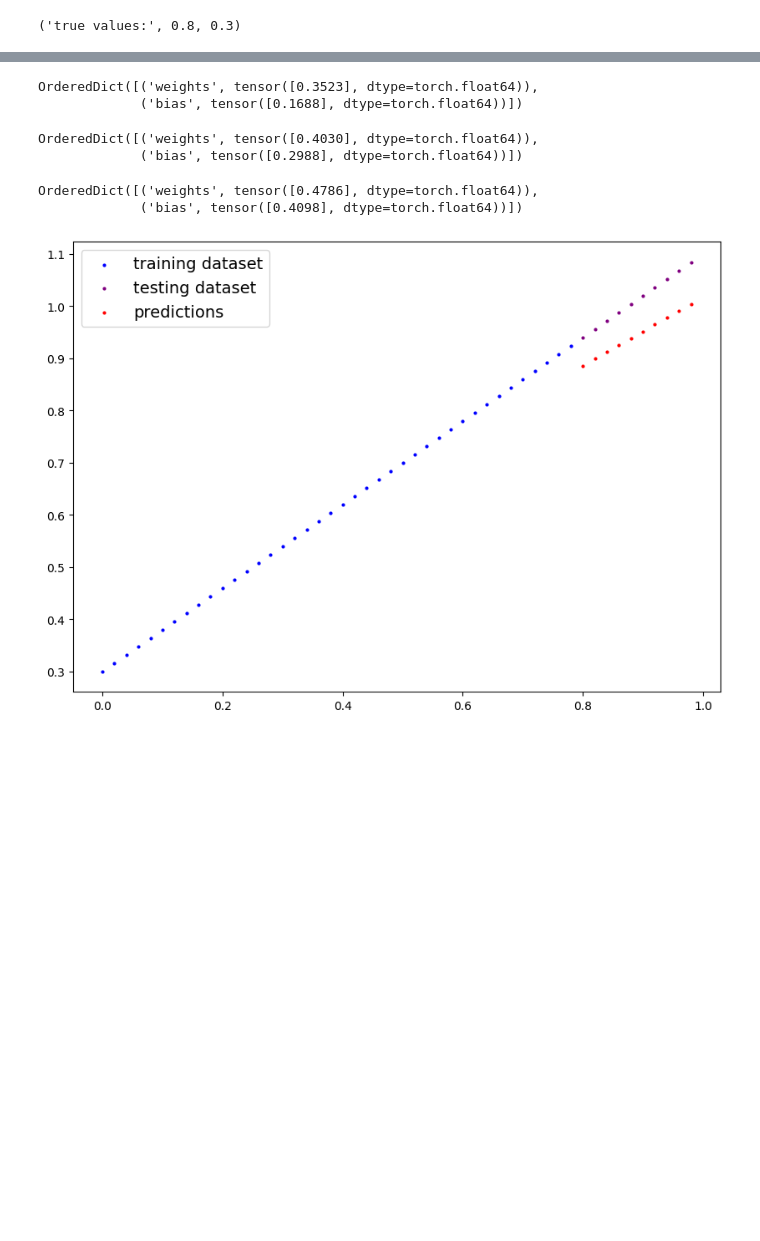
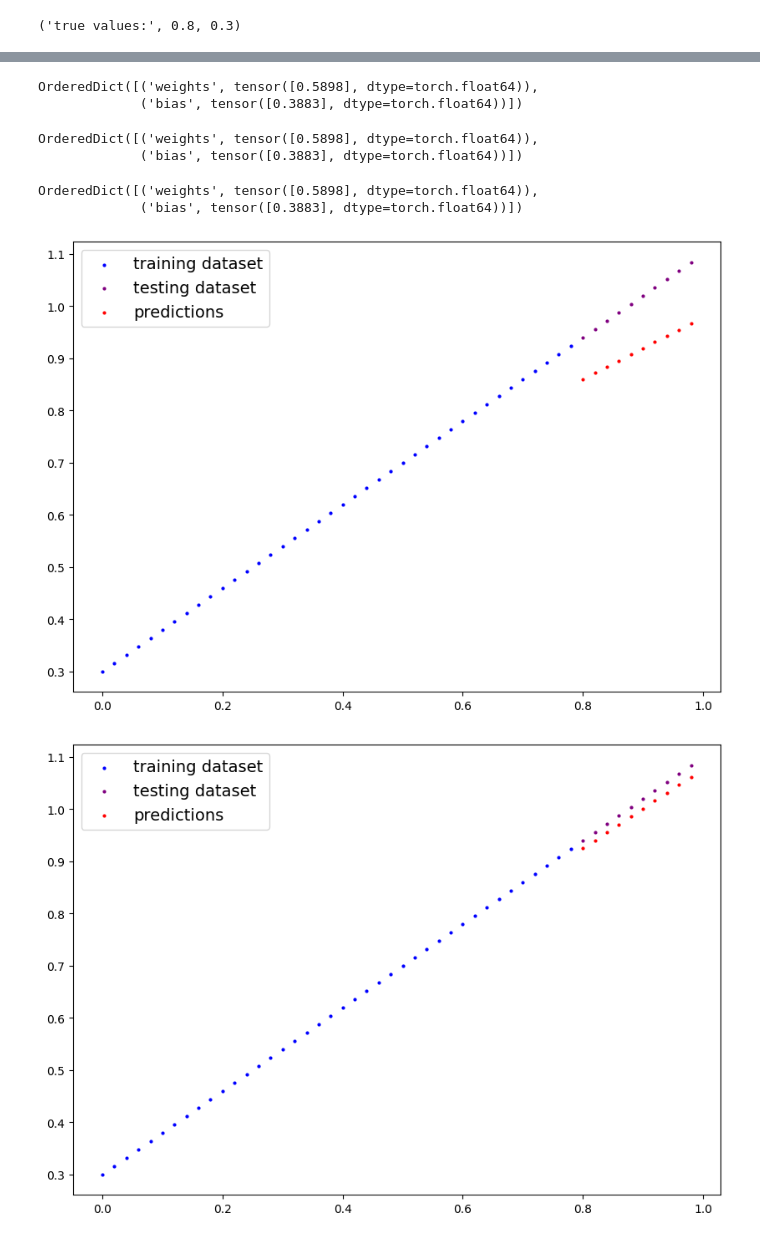
Before and after one commit to uzair011/PyTorch-fndmntl, a Jupyter notebook: 01_pytorch_workflow.ipynb, the cells around one changed output, grey strips where cells are left out. Saved outputs shown, nothing was run; the diff lists cells and outputs as text; code cells hidden in the pictures; blank space fills up the shorter version.

Commit message:
model_0 testing...

```diff
--- a/01_pytorch_workflow.ipynb
+++ b/01_pytorch_workflow.ipynb
@@ -318,7 +318,7 @@ for epoch in range(epochs):
 
   # 2. Calculate loss
   loss = loss_function(y_prediction, y_train)
-  print(f"Loss: ", {loss})
+  # print(f"Loss: ", {loss})
 
   # 3. Optimizer zero grad
   optimizer.zero_grad()
@@ -331,5 +331,18 @@ for epoch in range(epochs):
 
 
 ### Testing
-  model_0.eval() # Turns off gradient tracking...
+  model_0.eval() # Turns off different settings in the model, not needed for evaluation/ testing ...
+  with torch.inference_mode():  # Turns off gradient tracking and couple more settins in the background.
+    # 1. Forward pass
+    y_test_prediction = model_0(X_test)
+
+    # 2. Calculate loss
+    test_loss = loss_function(y_test_prediction, y_test)
+
+    if epoch % 10 == 0:
+      print(f"epoch:  {epoch}, Loss:  {loss}, Test loss:  {test_loss}")
+
+      print(model_0.state_dict())
+
+    # 3. Optimizer zero grad
 # %% [output]
@@ -367,22 +383,26 @@ OrderedDict([('weights', tensor([0.3445], dtype=torch.float64)),
 # %%
 model_0.state_dict()
 # %% [output]
-OrderedDict([('weights', tensor([0.3523], dtype=torch.float64)),
-             ('bias', tensor([0.1688], dtype=torch.float64))])
+OrderedDict([('weights', tensor([0.5898], dtype=torch.float64)),
+             ('bias', tensor([0.3883], dtype=torch.float64))])
 # %%
 model_0.state_dict()
 # %% [output]
-OrderedDict([('weights', tensor([0.4030], dtype=torch.float64)),
-             ('bias', tensor([0.2988], dtype=torch.float64))])
+OrderedDict([('weights', tensor([0.5898], dtype=torch.float64)),
+             ('bias', tensor([0.3883], dtype=torch.float64))])
 # %%
 model_0.state_dict()
 # %% [output]
-OrderedDict([('weights', tensor([0.4786], dtype=torch.float64)),
-             ('bias', tensor([0.4098], dtype=torch.float64))])
+OrderedDict([('weights', tensor([0.5898], dtype=torch.float64)),
+             ('bias', tensor([0.3883], dtype=torch.float64))])
 # %%
 with torch.inference_mode():
   y_predict_new = model_0(X_test)
 # %%
 plot_predictions(prediction=y_predict_new)
 # %% [output]
-[figure, old version]
+[figure, new version]
+# %%
+ plot_predictions(prediction=y_test_prediction);
+# %% [output]
+[figure, added]
```
Also changed, not shown: parts of 4 cells of this notebook.
